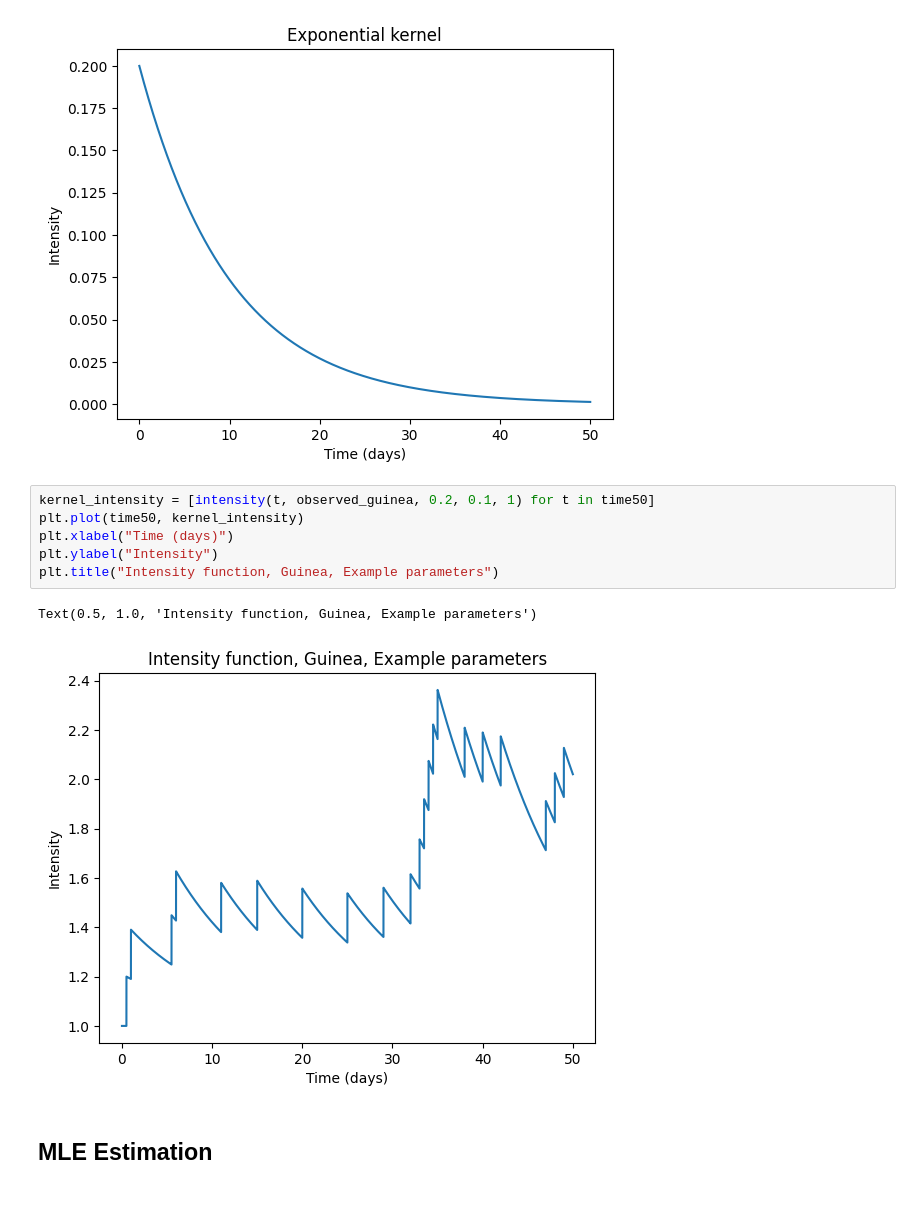
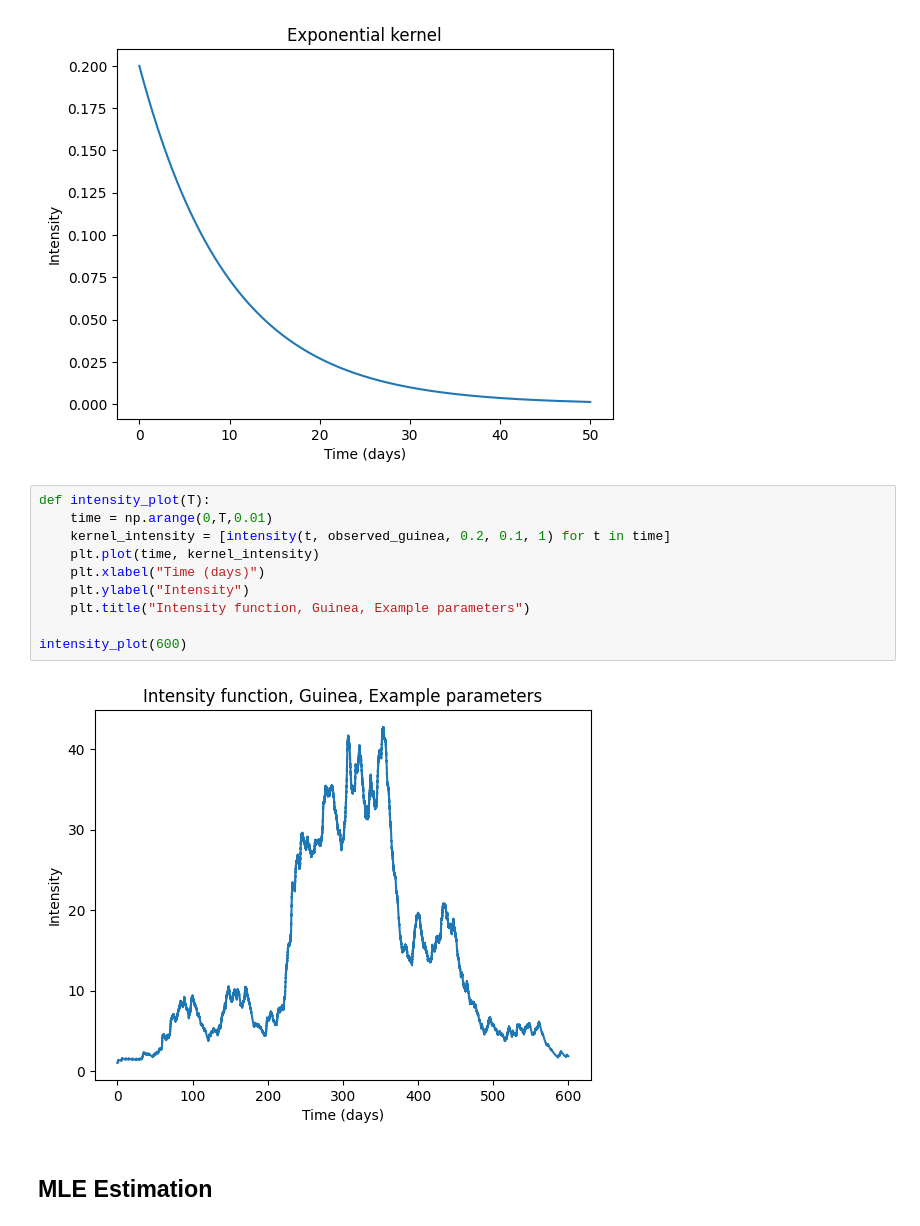
Before and after one commit to FormulaRabbit81/Group_Disease_2.0, a Jupyter notebook: Rough/Alex/ebola.ipynb, the cells around one changed output. Drawn from its saved outputs; the diff is of its cells as text; blank space fills up the shorter version.

```diff
--- a/Rough/Alex/ebola.ipynb
+++ b/Rough/Alex/ebola.ipynb
@@ -149,14 +149,17 @@ plt.title("Exponential kernel")
 Text(0.5, 1.0, 'Exponential kernel')
 [figure]
 # %%
-kernel_intensity = [intensity(t, observed_guinea, 0.2, 0.1, 1) for t in time50]
-plt.plot(time50, kernel_intensity)
-plt.xlabel("Time (days)")
-plt.ylabel("Intensity")
-plt.title("Intensity function, Guinea, Example parameters")
+def intensity_plot(T):
+    time = np.arange(0,T,0.01)
+    kernel_intensity = [intensity(t, observed_guinea, 0.2, 0.1, 1) for t in time]
+    plt.plot(time, kernel_intensity)
+    plt.xlabel("Time (days)")
+    plt.ylabel("Intensity")
+    plt.title("Intensity function, Guinea, Example parameters")
+
+intensity_plot(600)
 # %% [output]
-Text(0.5, 1.0, 'Intensity function, Guinea, Example parameters')
-[figure, old version]
+[figure, new version]
 # %% [markdown]
 ## MLE Estimation
 # %%
```
Also changed, not shown: parts of 2 cells of this notebook.
